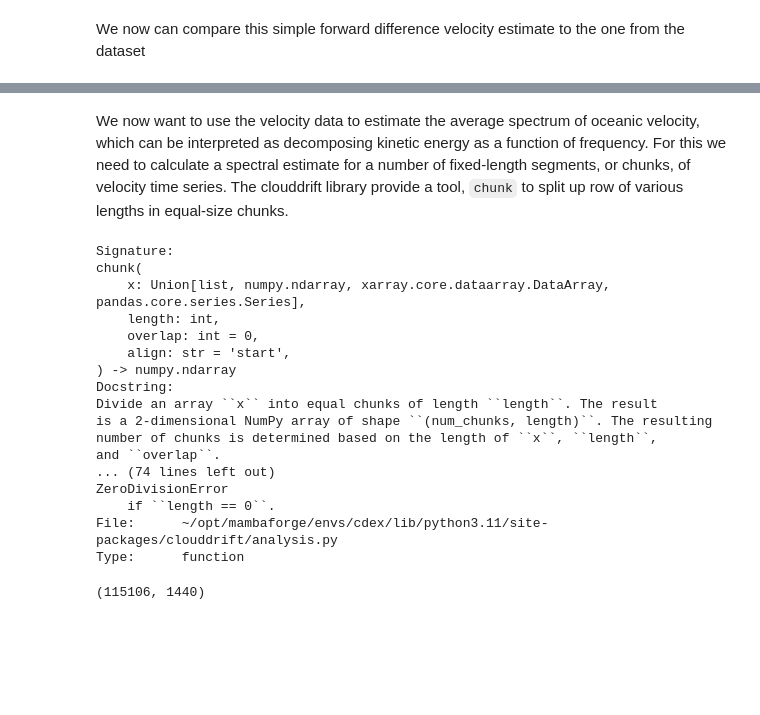
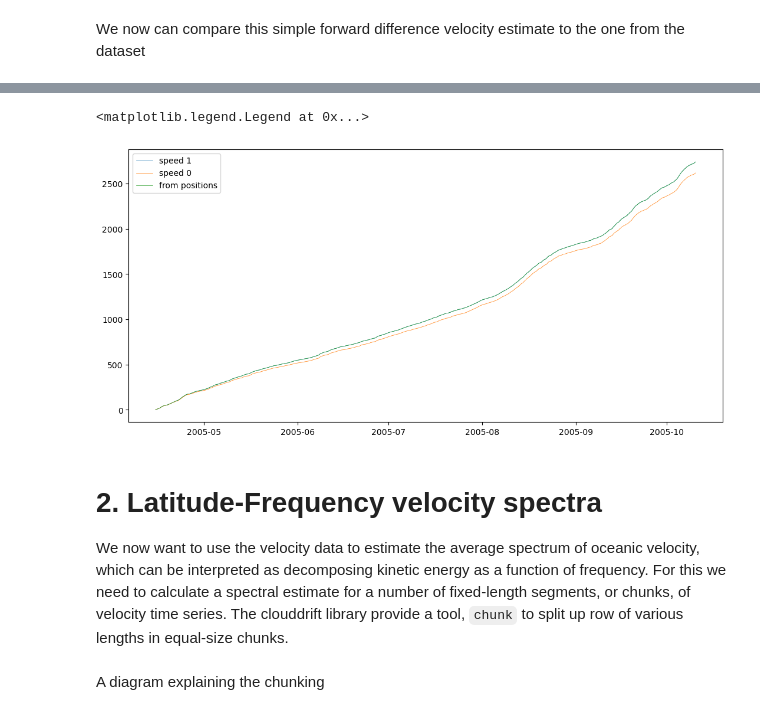
Before and after one commit to selipot/clouddrift-examples, a Jupyter notebook: notebooks/demo-comm-workshop-2023.ipynb, the cells around one changed output, grey strips where cells are left out. Cells and saved outputs as stored; diff of their text form; code cells hidden in the pictures; blank space fills up the shorter version.

```diff
--- a/notebooks/demo-comm-workshop-2023.ipynb
+++ b/notebooks/demo-comm-workshop-2023.ipynb
@@ -153,0 +171,3 @@ plt.plot(time[row],ve[row])
+# %%
+speed1 = ((u*1e9)**2+(v*1e9)**2)**0.5 #speed in meter per second from apply_ragged calculation
+speed0 = (ve**2+vn**2)**0.5 # speed in meter per second from dataset
@@ -154,22 +183,14 @@ plt.plot(time[row],ve[row])
+# %%
+
+fig, ax = plt.subplots(nrows=1, ncols=1,figsize=(13, 6))
+ax.plot(time[row][0:-1],dx1*1e-3,linewidth=0.5,label='speed 1')
+ax.plot(time[row][0:-1],dx0*1e-3,linewidth=0.5,label='speed 0')
+ax.plot(time[row][0:-1],dx*1e-3,linewidth=0.5,label='from positions')
+ax.legend()
+# this reveals something about the calculation of velocity from positions
+# %% [output]
+<matplotlib.legend.Legend at 0x...>
+[figure, added]
 # %% [markdown]
+# 2. Latitude-Frequency velocity spectra
 We now want to use the velocity data to estimate the average spectrum of oceanic velocity, which can be interpreted as decomposing kinetic energy as a function of frequency. For this we need to calculate a spectral estimate for a number of fixed-length segments, or chunks, of velocity time series. The clouddrift library provide a tool, `chunk` to split up row of various lengths in equal-size chunks.
-# %%
-chunk?
-# %% [output]
-Signature:
-chunk(
-    x: Union[list, numpy.ndarray, xarray.core.dataarray.DataArray, pandas.core.series.Series],
-    length: int,
-    overlap: int = 0,
-    align: str = 'start',
-) -> numpy.ndarray
-Docstring:
-Divide an array ``x`` into equal chunks of length ``length``. The result
-is a 2-dimensional NumPy array of shape ``(num_chunks, length)``. The resulting
-number of chunks is determined based on the length of ``x``, ``length``,
-and ``overlap``.
-... (74 lines left out)
-ZeroDivisionError
-    if ``length == 0``.
-File:      ~/opt/mambaforge/envs/cdex/lib/python3.11/site-packages/clouddrift/analysis.py
-Type:      function
@@ -180,4 +197,2 @@ v60 = chunk(v,N,overlap=0,align='middle')
-# %%
-display(np.shape(u60))
-# %% [output]
-(115106, 1440)
+# %% [markdown]
+A diagram explaining the chunking
```
Also changed, not shown: parts of 50 cells of this notebook.
